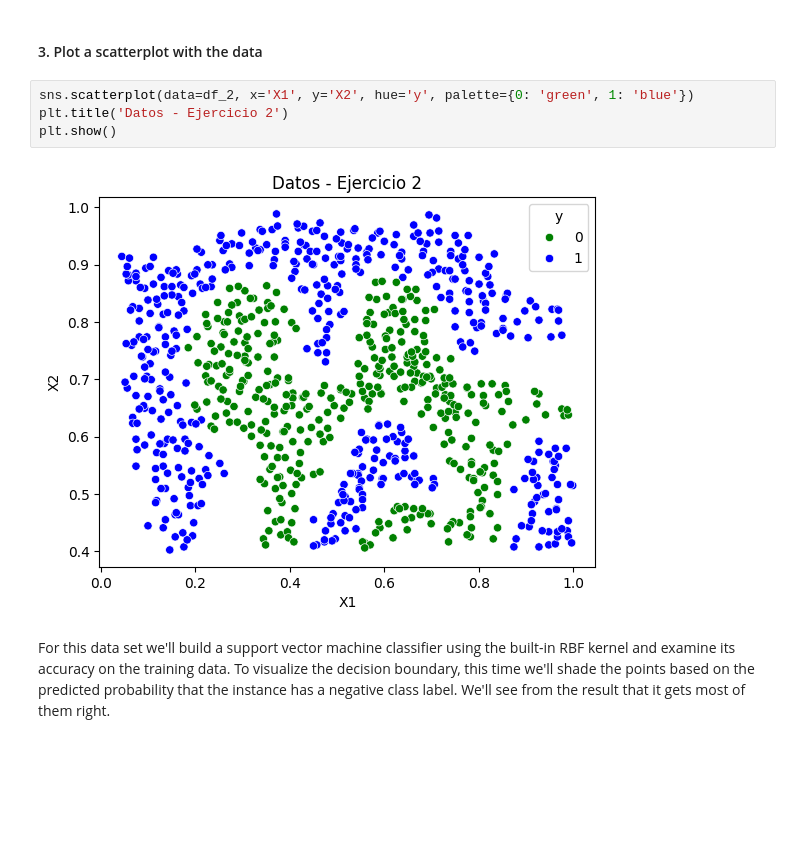
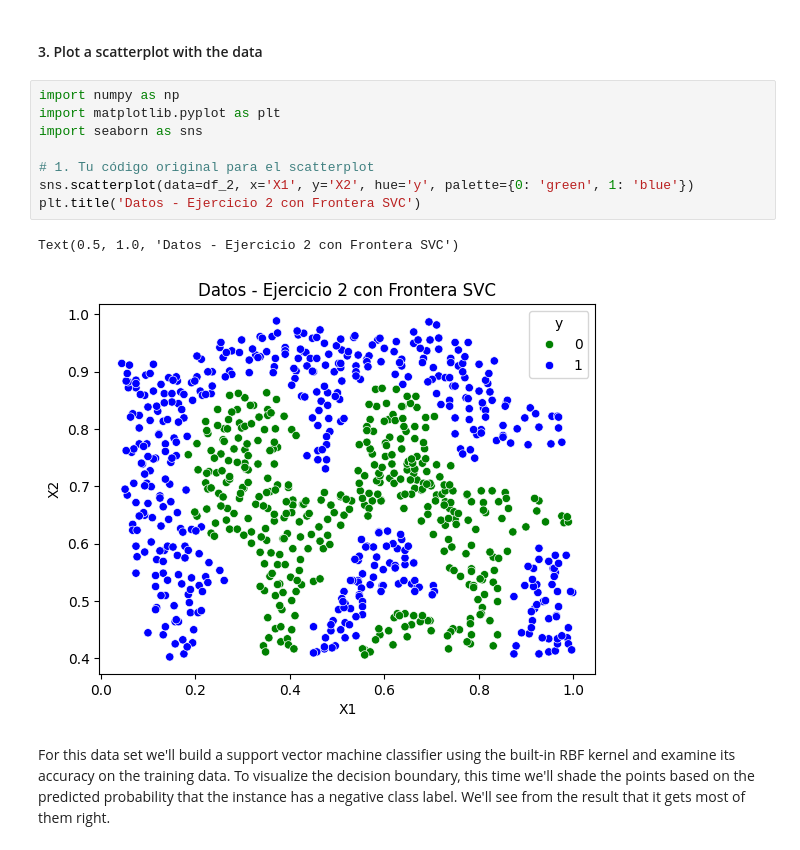
Before and after one commit to rou-tz/2026-02-BILBAO-FT-Data-Science, a Jupyter notebook: 3-Machine_Learning/1-Supervisado/3-RegorClass/8-SVM/ejercicios/Ejercicios_SVM_Ruben.ipynb, the cells around one changed output. Saved outputs shown, nothing was run; the diff lists cells and outputs as text; blank space fills up the shorter version.

```diff
--- a/3-Machine_Learning/1-Supervisado/3-RegorClass/8-SVM/ejercicios/Ejercicios_SVM_Ruben.ipynb
+++ b/3-Machine_Learning/1-Supervisado/3-RegorClass/8-SVM/ejercicios/Ejercicios_SVM_Ruben.ipynb
@@ -125,11 +136,16 @@ df_2.head()
 # %% [markdown]
 #### 3. Plot a scatterplot with the data
 # %%
+import numpy as np
+import matplotlib.pyplot as plt
+import seaborn as sns
+
+# 1. Tu código original para el scatterplot
 sns.scatterplot(data=df_2, x='X1', y='X2', hue='y', palette={0: 'green', 1: 'blue'})
-plt.title('Datos - Ejercicio 2')
-plt.show()
+plt.title('Datos - Ejercicio 2 con Frontera SVC')
 # %% [output]
+Text(0.5, 1.0, 'Datos - Ejercicio 2 con Frontera SVC')
-[figure, old version]
+[figure, new version]
 # %% [markdown]
 For this data set we'll build a support vector machine classifier using the built-in RBF kernel and examine its accuracy on the training data.  To visualize the decision boundary, this time we'll shade the points based on the predicted probability that the instance has a negative class label.  We'll see from the result that it gets most of them right.
 # %% [markdown]
```
Also changed, not shown: parts of 1 cell of this notebook, 17 other files.
